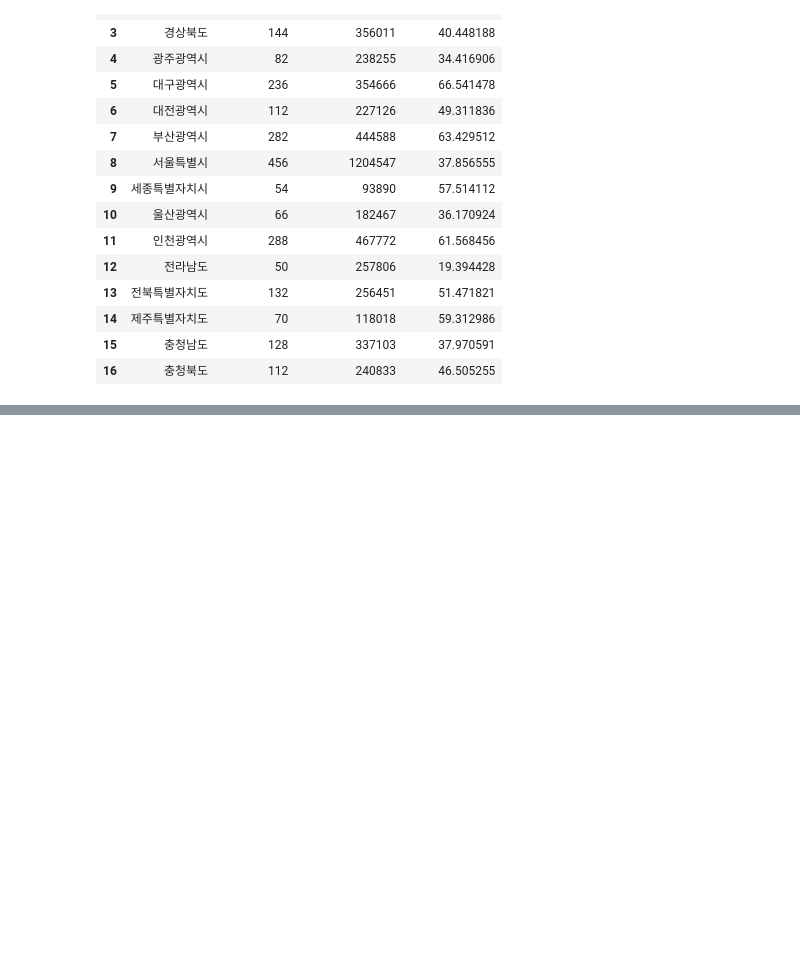
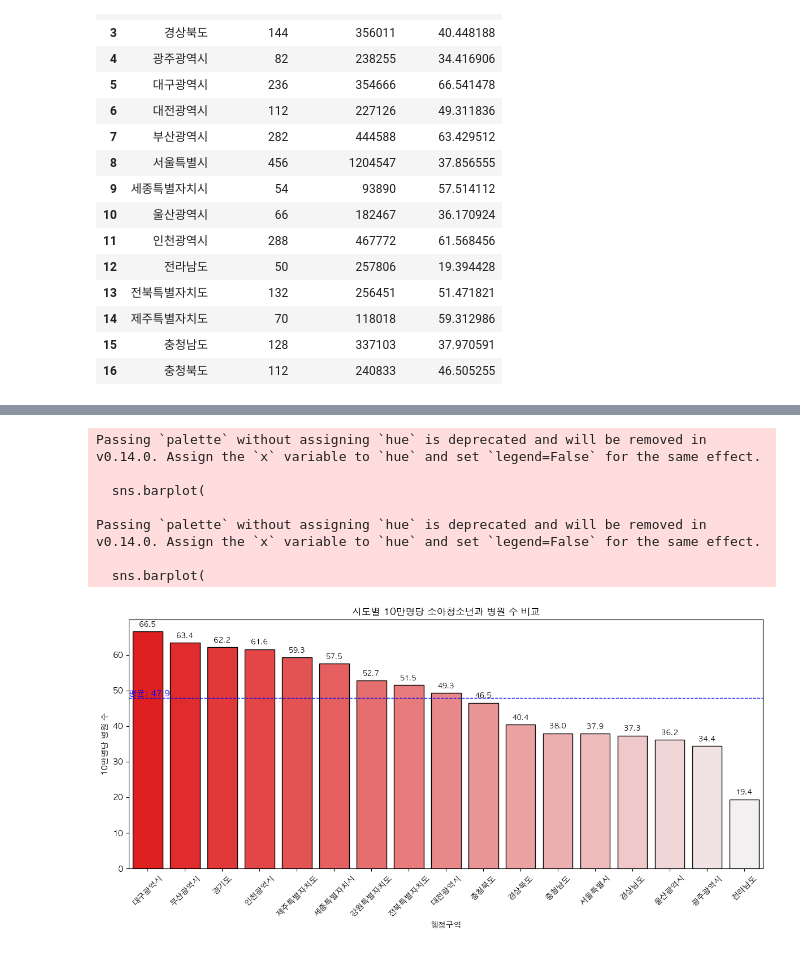
Before and after one commit to 25-SDA-team8/25-SDA-team8, a Jupyter notebook: src/pediatric/EDA.ipynb, the cells around one changed output, grey strips where cells are left out. Saved outputs shown, nothing was run; the diff lists cells and outputs as text; code cells hidden in the pictures; blank space fills up the shorter version.

```diff
--- a/src/pediatric/EDA.ipynb
+++ b/src/pediatric/EDA.ipynb
@@ -46,0 +65,46 @@ ModuleNotFoundError: No module named 'seaborn'
+# %%
+sorted_df = processed_df.sort_values(by='10만명당_병원수', ascending=False)
+
+plt.figure(figsize=(12, 6))
+palette = sns.light_palette("red", n_colors=len(sorted_df))
+palette.reverse()
+
+# 막대 위에 값 표시
+for idx, val in enumerate(sorted_df['10만명당_병원수']):
+    plt.text(idx, val + 1, f'{val:.1f}', ha='center', va='bottom', fontsize=9)
+
+sns.barplot(
+    data=sorted_df,
+    x='행정구역',
+    y='10만명당_병원수',
+    palette=palette
+)
+
+# 평균선 추가
+avg = processed_df['10만명당_병원수'].mean()
+plt.axhline(avg, color='blue', linestyle='--', linewidth=1)
+plt.text(-0.5, avg + 0.5, f'평균: {avg:.1f}', color='blue')
+
+plt.title('시도별 10만명당 소아청소년과 병원 수 비교')
+plt.xlabel('행정구역')
+plt.ylabel('10만명당 병원 수')
+
+sns.barplot(
+    data=sorted_df,
+    x='행정구역',
+    y='10만명당_병원수',
+    palette=palette,
+    edgecolor='black'
+)
+plt.xticks(rotation=45)
+plt.tight_layout()
+plt.show()
+# %% [output]
+Passing `palette` without assigning `hue` is deprecated and will be removed in v0.14.0. Assign the `x` variable to `hue` and set `legend=False` for the same effect.
+
+  sns.barplot(
+
+Passing `palette` without assigning `hue` is deprecated and will be removed in v0.14.0. Assign the `x` variable to `hue` and set `legend=False` for the same effect.
+
+  sns.barplot(
+[figure, added]
```
Also changed, not shown: parts of 7 cells of this notebook.
